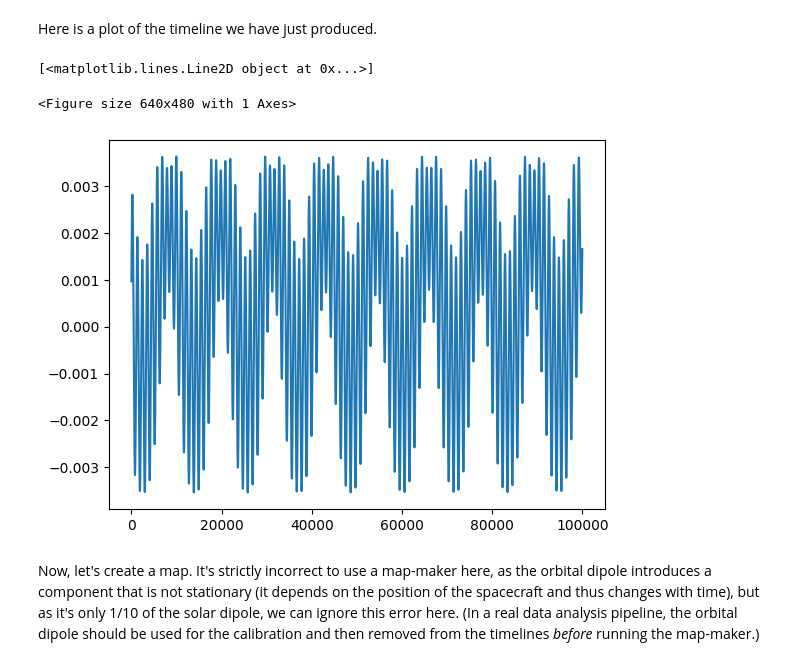
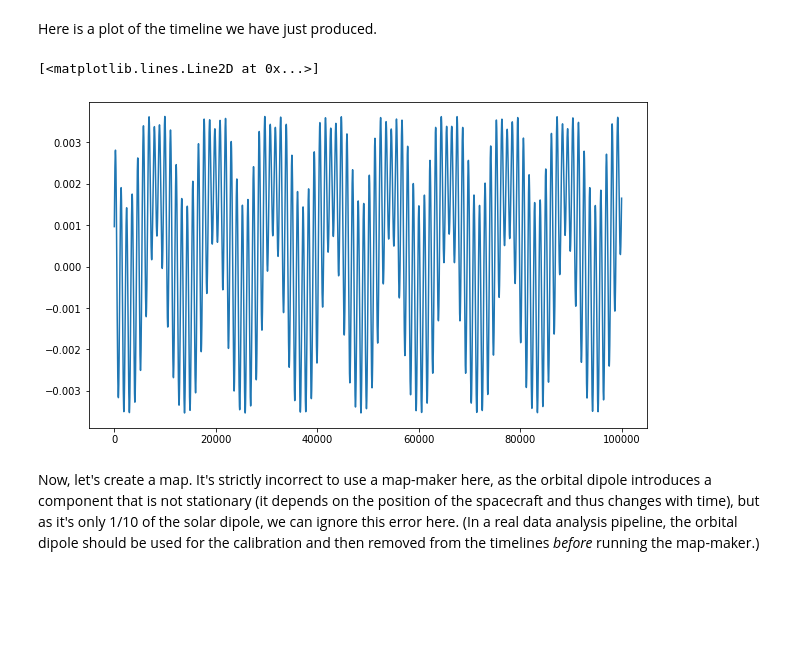
Before and after one commit to litebird/litebird_sim, a Jupyter notebook: notebooks/litebird_sim_example.ipynb, the cells around one changed output. Saved outputs shown, nothing was run; the diff lists cells and outputs as text; code cells hidden in the pictures; blank space fills up the shorter version.

```diff
--- a/notebooks/litebird_sim_example.ipynb
+++ b/notebooks/litebird_sim_example.ipynb
@@ -502,11 +494,11 @@ lbs.add_dipole_to_observations(
 # %% [markdown]
 Here is a plot of the timeline we have just produced.
 # %%
+plt.figure(figsize=(10, 6))
 plt.plot(sim.observations[0].tod[0, :100000])
 # %% [output]
-[<matplotlib.lines.Line2D object at 0x...>]
+[<matplotlib.lines.Line2D at 0x...>]
-<Figure size 640x480 with 1 Axes>
-[figure, old version]
+[figure, new version]
 # %% [markdown]
 Now, let's create a map. It's strictly incorrect to use a map-maker here, as the orbital dipole introduces a component that is not stationary (it depends on the position of the spacecraft and thus changes with time), but as it's only 1/10 of the solar dipole, we can ignore this error here. (In a real data analysis pipeline, the orbital dipole should be used for the calibration and then removed from the timelines *before* running the map-maker.)
 # %%
```
Also changed, not shown: parts of 29 cells of this notebook, 1 other file.
